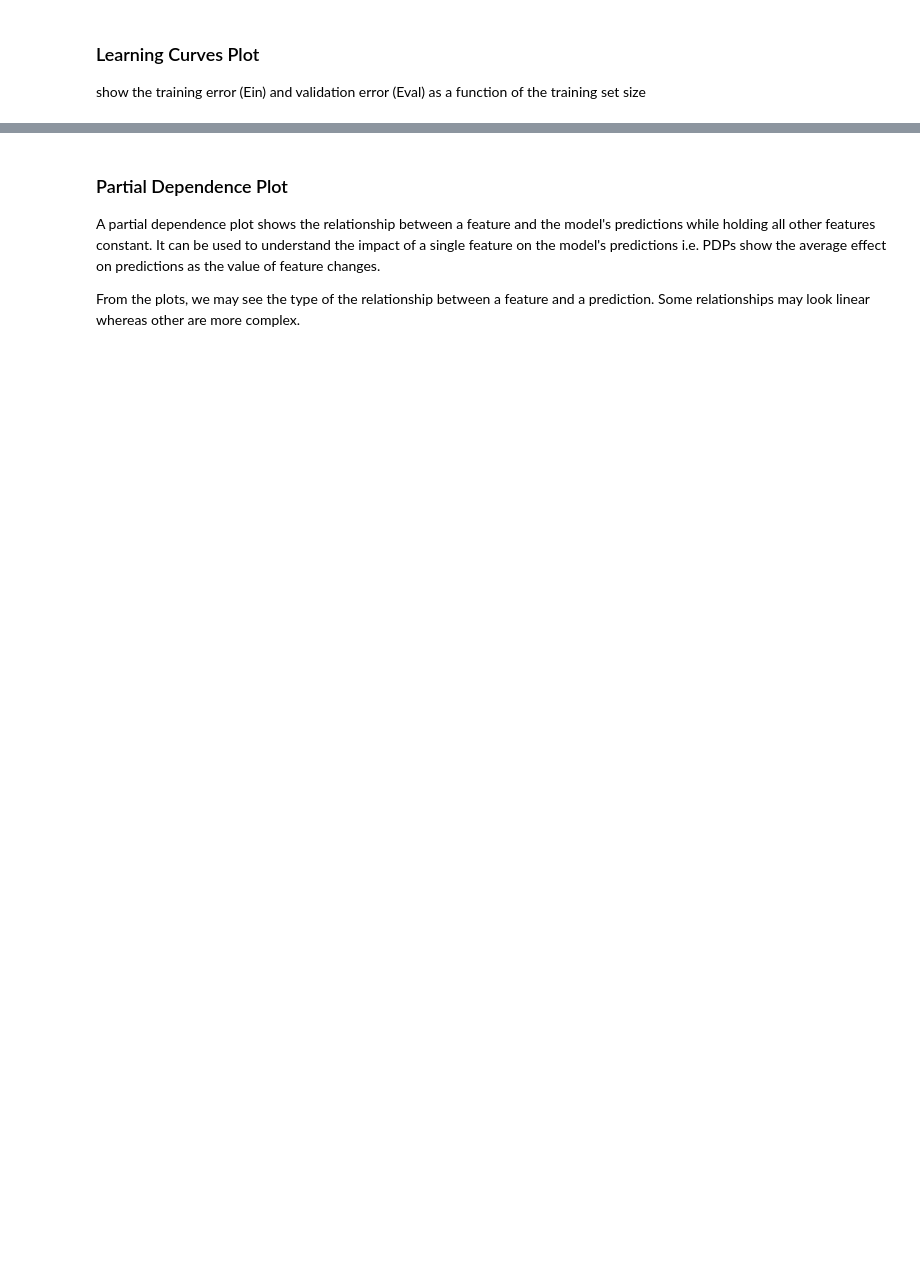
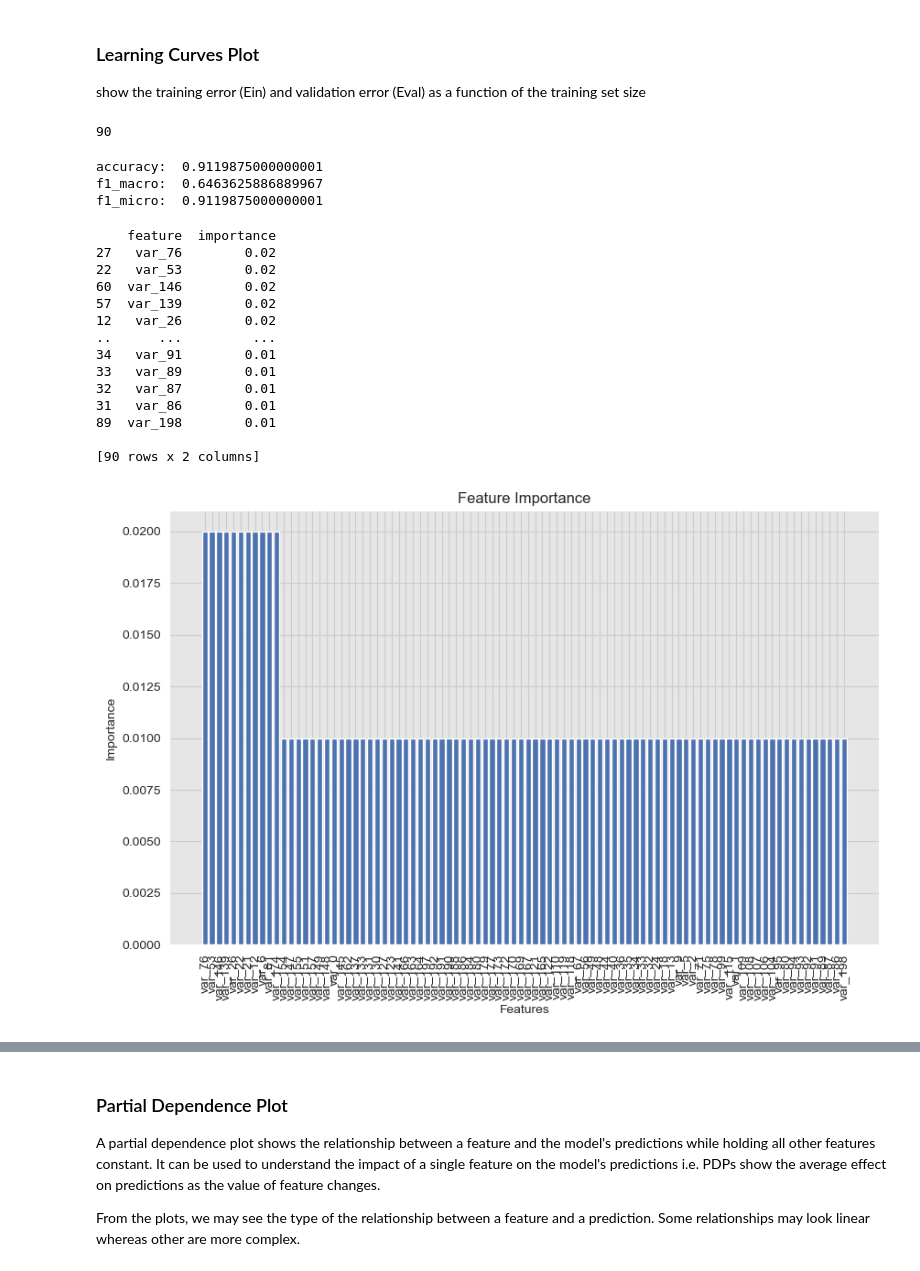
Before and after one commit to EngPeterAtef/transaction-prediction-ml-project, a Jupyter notebook: models/logitic_regression.ipynb, the cells around one changed output, grey strips where cells are left out. Saved outputs shown, nothing was run; the diff lists cells and outputs as text; code cells hidden in the pictures; blank space fills up the shorter version.

```diff
--- a/models/logitic_regression.ipynb
+++ b/models/logitic_regression.ipynb
@@ -72 +151,51 @@ show the training error (Ein) and validation error (Eval) as a function of the t
+# %%
+# loop over feature_importance and print out the features with importance > 0.1
+for i in range(len(feature_importance)):
+    if feature_importance['importance'][i] ==0:
+        # remove the feature from the training data that has importance < 0.1
+        X_train_temp = X_train_temp.drop(
+            columns=feature_importance['feature'][i])
+len(X_train_temp.columns)
+# %% [output]
+90
+# %%
+lr = LogisticRegression(C=100, max_iter=10000)
+lr.fit(X_train_temp, y_train)
+cv_results = cross_validate(lr, X_train_temp, y_train, cv=NUM_FOLDS, scoring=[
+                            'f1_macro', 'accuracy', 'f1_micro', 'f1_weighted'])
+
+print('accuracy: ', cv_results['test_accuracy'].mean())
+print('f1_macro: ', cv_results['test_f1_macro'].mean())
+print('f1_micro: ', cv_results['test_f1_micro'].mean())
+# %% [output]
+accuracy:  0.9119875000000001
+f1_macro:  0.6463625886889967
+f1_micro:  0.9119875000000001
+# %%
+# Get the feature importance
+importance = (abs(lr.coef_[0]) / np.abs(lr.coef_[0]).sum()).round(2)
+
+feature_importance = get_feature_importance(
+    features=X_train_temp.columns, importance=importance)
+print(feature_importance)
+
+plt = get_feature_importance_plot(
+    feature_importance, modelname='Logistic Regression',save=False)
+plt.show()
+# %% [output]
+    feature  importance
+27   var_76        0.02
+22   var_53        0.02
+60  var_146        0.02
+57  var_139        0.02
+12   var_26        0.02
+..      ...         ...
+34   var_91        0.01
+33   var_89        0.01
+32   var_87        0.01
+31   var_86        0.01
+89  var_198        0.01
+
+[90 rows x 2 columns]
+[figure, added]
 # %%
```
Also changed, not shown: parts of 21 cells of this notebook, 9 other files.
